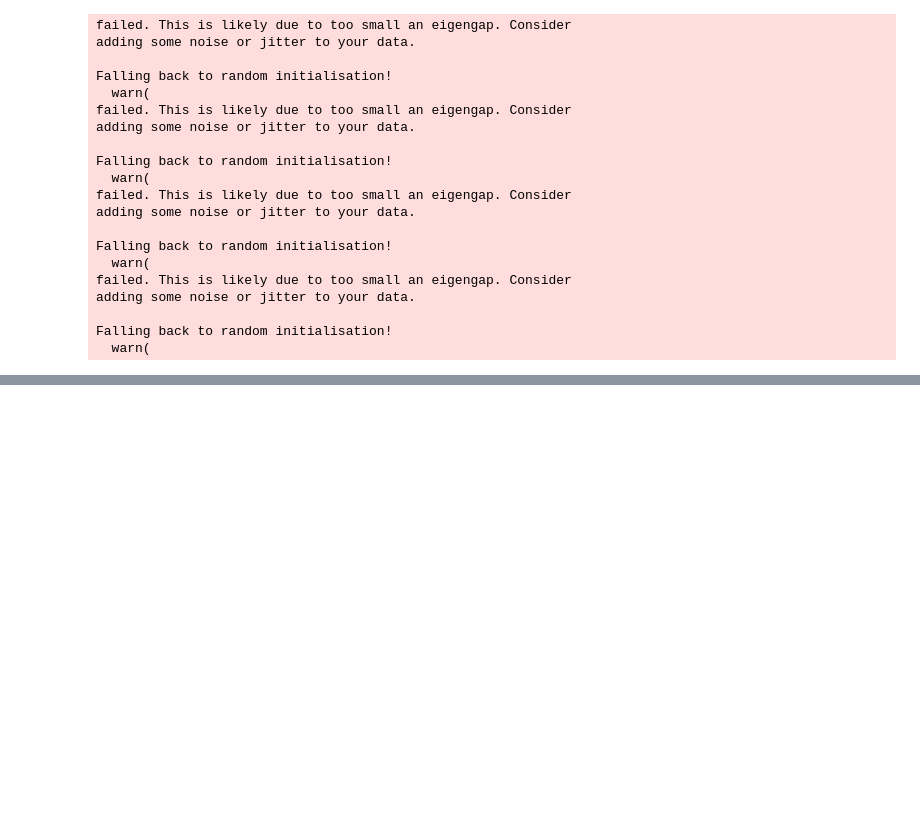
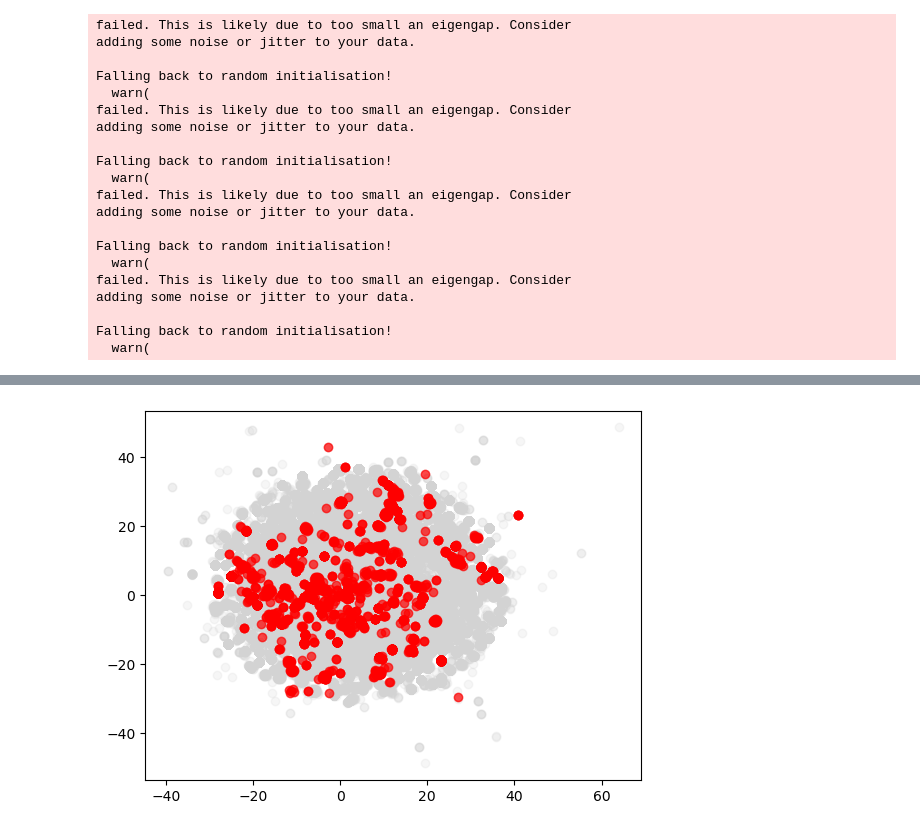
Before and after one commit to fredzell/music-mood-profiler, a Jupyter notebook: notebooks/06_lastfm_clusters_visualization_umap.ipynb, the cells around one changed output, grey strips where cells are left out. Cells and saved outputs as stored; diff of their text form; code cells hidden in the pictures; blank space fills up the shorter version.

```diff
--- a/notebooks/06_lastfm_clusters_visualization_umap.ipynb
+++ b/notebooks/06_lastfm_clusters_visualization_umap.ipynb
@@ -80,0 +81,8 @@ plt.show()
+# %%
+mask = model_df["cluster"] == 0
+
+plt.scatter(X_umap[:,0], X_umap[:,1], color="lightgray", alpha=0.2)
+plt.scatter(X_umap[mask,0], X_umap[mask,1], color="red", alpha=0.7)
+plt.show()
+# %% [output]
+[figure, added]
```
Also changed, not shown: parts of 12 cells of this notebook.
